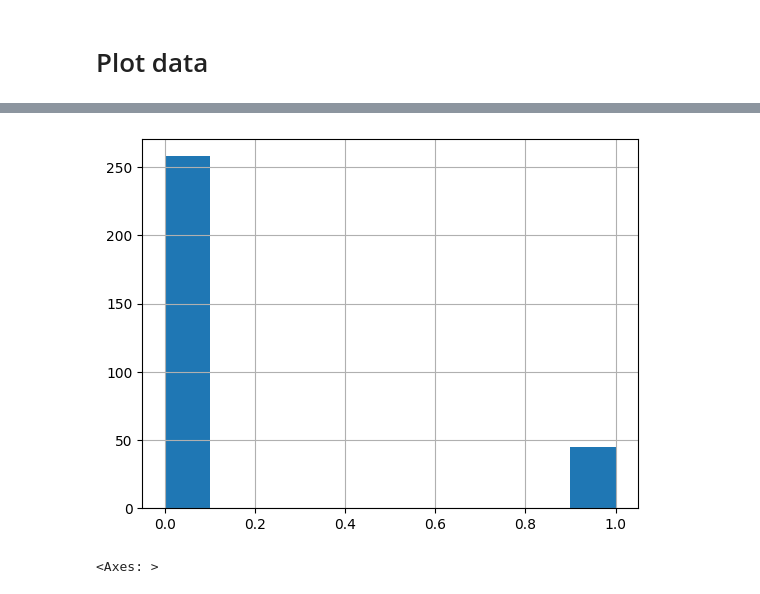
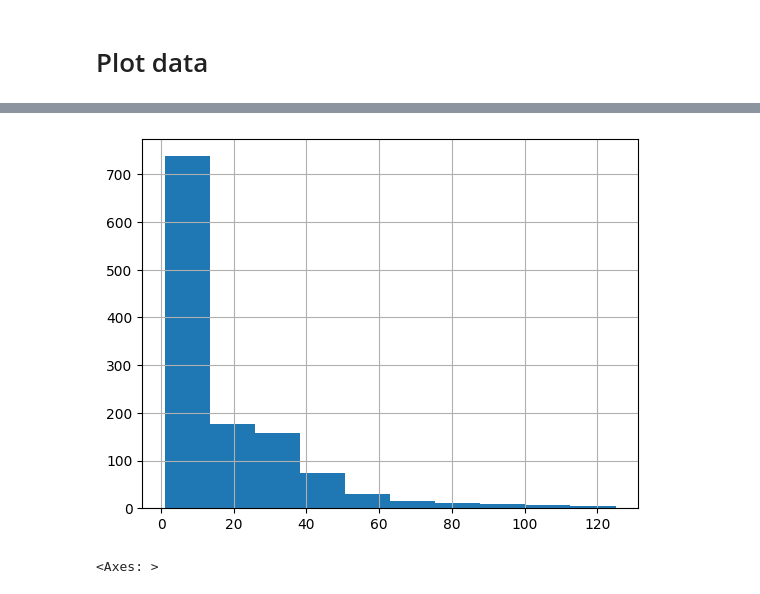
Before and after one commit to MuhammadRehanKhalid/Ehunar_ML_AI, a Jupyter notebook: M_7_Plotting.ipynb, the cells around one changed output, grey strips where cells are left out. Saved outputs shown, nothing was run; the diff lists cells and outputs as text; code cells hidden in the pictures.

Commit message:
Cleaned Data

```diff
--- a/M_7_Plotting.ipynb
+++ b/M_7_Plotting.ipynb
@@ -4,7 +4,7 @@ import numpy as np
 import matplotlib.pyplot as plt
 import sklearn as sk
 # %%
-df = pd.read_csv('./heart.csv')
+df = pd.read_csv('./phones_data.csv')
 # %% [markdown]
 # Plot data
 # %%
@@ -36,8 +51,8 @@ Index(['age', 'sex', 'cp', 'trtbps', 'chol', 'fbs', 'restecg', 'thalachh',
 # %%
-df['fbs'].hist()
+df['sellers_amount'].hist()
 %matplotlib inline
 # %% [output]
-[figure, old version]
+[figure, new version]
 # %%
 df['age'].hist()
 # %% [output]
```
Also changed, not shown: parts of 3 cells of this notebook, 2 other files.
